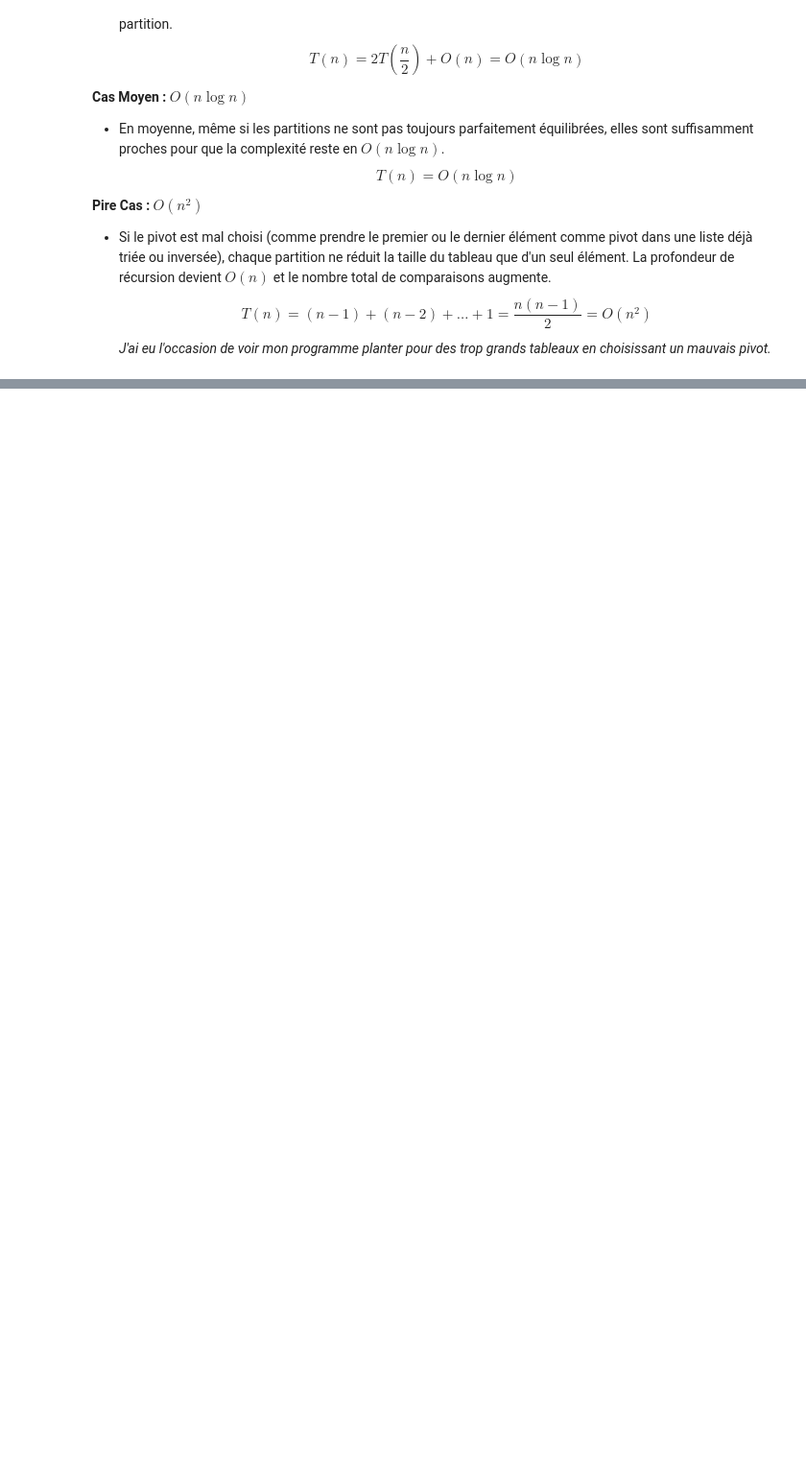
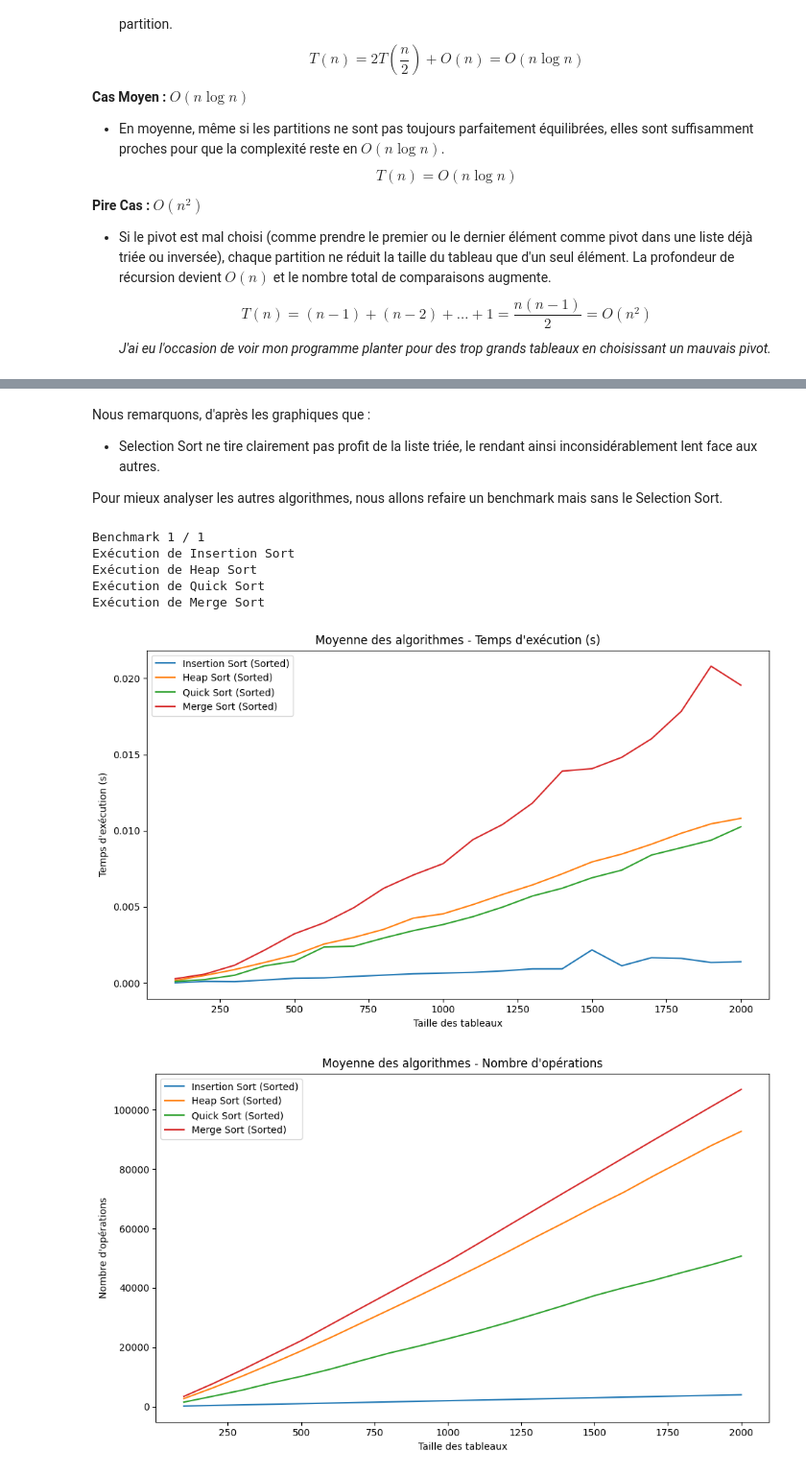
Before and after one commit to ChaelPix/timecomplexity_study_python, a Jupyter notebook: projet_BEAUJARD_Traian.ipynb, the cells around one changed output, grey strips where cells are left out. Shown at 96% size. Saved outputs shown, nothing was run; the diff lists cells and outputs as text; code cells hidden in the pictures; blank space fills up the shorter version.

```diff
--- a/projet_BEAUJARD_Traian.ipynb
+++ b/projet_BEAUJARD_Traian.ipynb
@@ -610,0 +865,33 @@ En conclusion, cet algorithme est efficace mais peut se montrer instable sur les
+# %% [markdown]
+Nous remarquons, d'après les graphiques que :
+
+- Selection Sort ne tire clairement pas profit de la liste triée, le rendant ainsi inconsidérablement lent face aux autres.
+
+Pour mieux analyser les autres algorithmes, nous allons refaire un benchmark mais sans le Selection Sort.
+# %%
+from projet_BEAUJARD_Traian import *
+
+algorithms=[
+    InsertionSort(),
+    HeapSort(),
+    QuickSort(),
+    MergeSort(),
+    ]
+
+benchmark = SortBenchmark(
+    algorithms,
+    nlist=20,
+    nval=100,
+    types_to_sort=['sorted'],
+    n_runs=1,
+    show_plots=True)
+
+benchmark.run()
+# %% [output]
+Benchmark 1 / 1
+Exécution de Insertion Sort
+Exécution de Heap Sort
+Exécution de Quick Sort
+Exécution de Merge Sort
+[figure, added]
+[figure, added]
```
Also changed, not shown: parts of 28 cells of this notebook, 1 other file.
